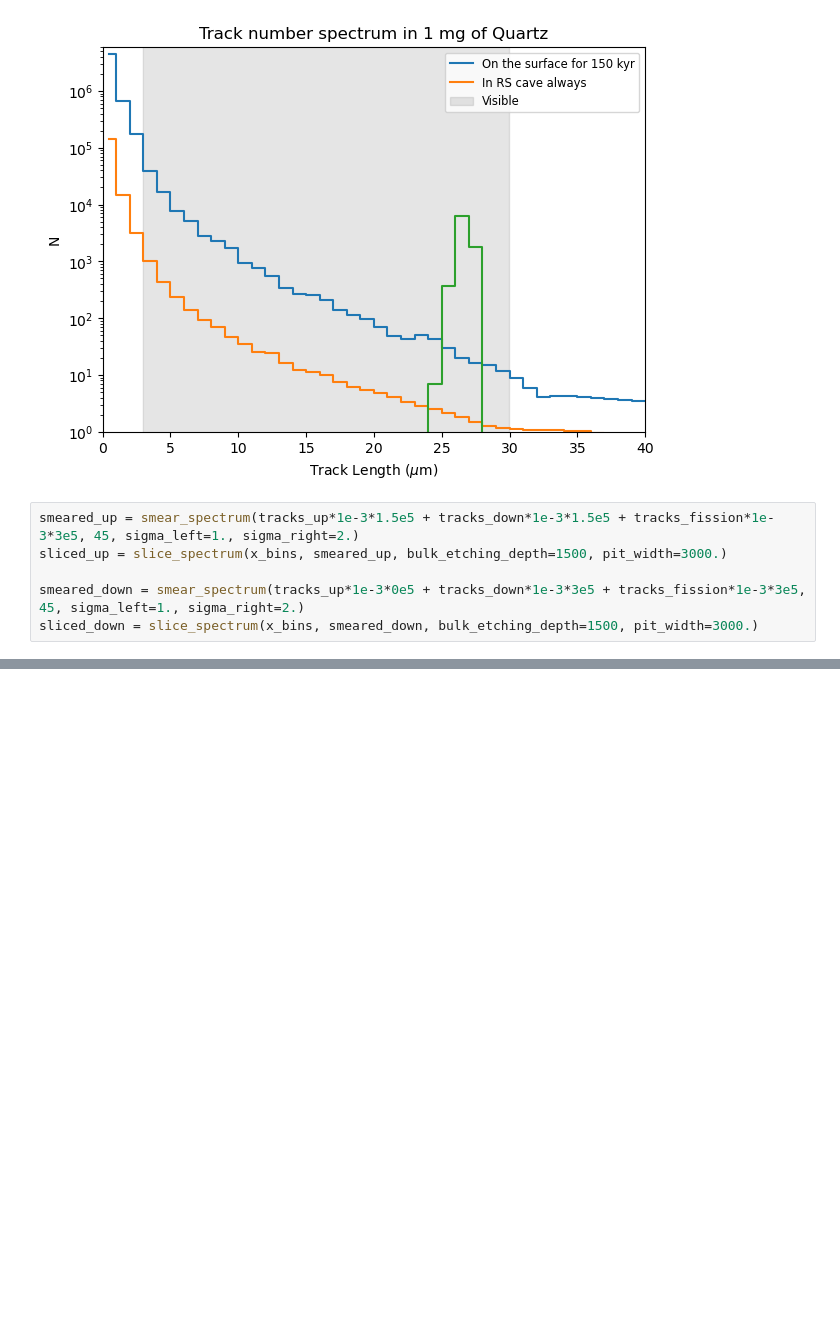
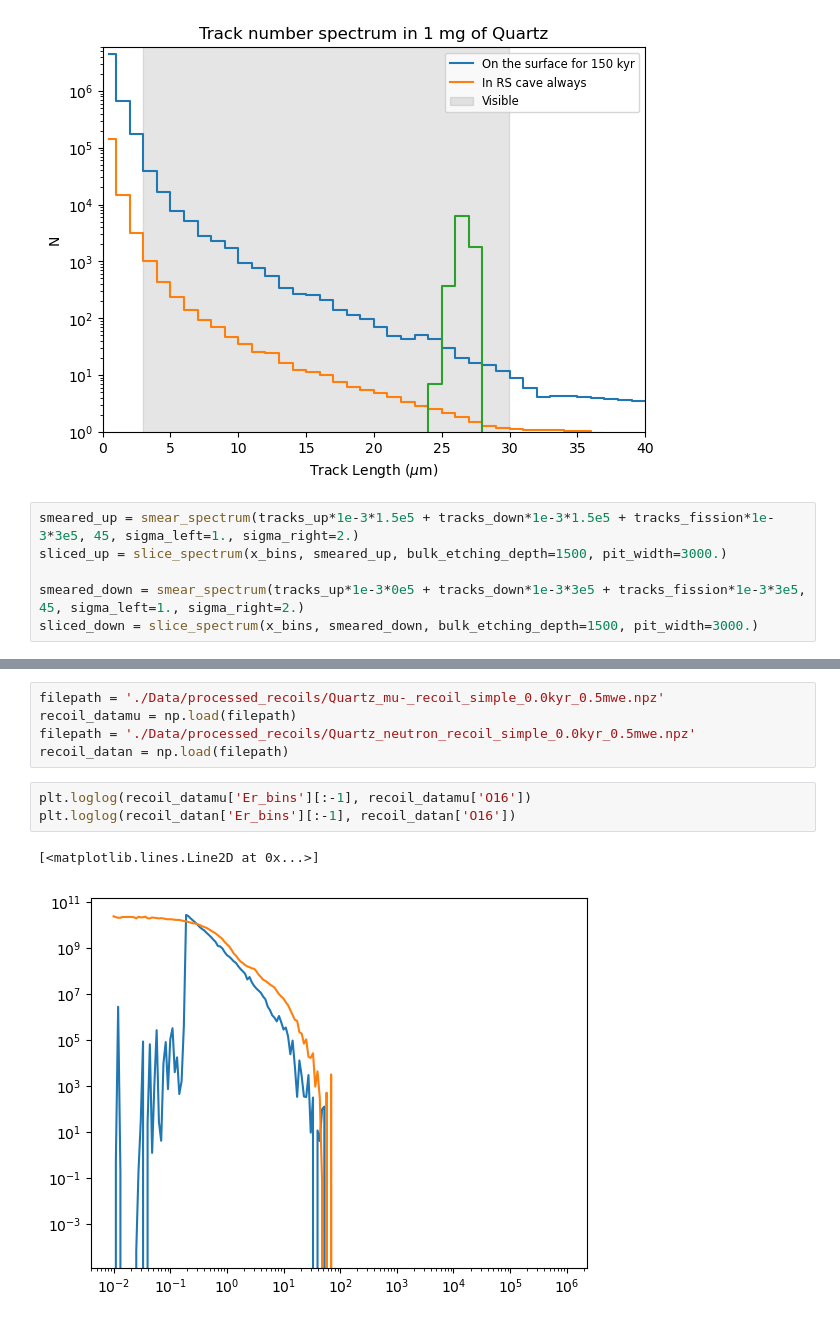
Before and after one commit to cgalelli/PrimusCode, a Jupyter notebook: RSC_analysis.ipynb, the cells around one changed output, grey strips where cells are left out. Cells and saved outputs as stored; diff of their text form; blank space fills up the shorter version.

```diff
--- a/RSC_analysis.ipynb
+++ b/RSC_analysis.ipynb
@@ -206,0 +267,11 @@ Expected counts with efficiency: 27897.178359592366 in the "down" scenario, 8583
+# %%
+filepath = './Data/processed_recoils/Quartz_mu-_recoil_simple_0.0kyr_0.5mwe.npz'
+recoil_datamu = np.load(filepath)
+filepath = './Data/processed_recoils/Quartz_neutron_recoil_simple_0.0kyr_0.5mwe.npz'
+recoil_datan = np.load(filepath)
+# %%
+plt.loglog(recoil_datamu['Er_bins'][:-1], recoil_datamu['O16'])
+plt.loglog(recoil_datan['Er_bins'][:-1], recoil_datan['O16'])
+# %% [output]
+[<matplotlib.lines.Line2D at 0x...>]
+[figure, added]
```
Also changed, not shown: parts of 10 cells of this notebook, 1 other file.
